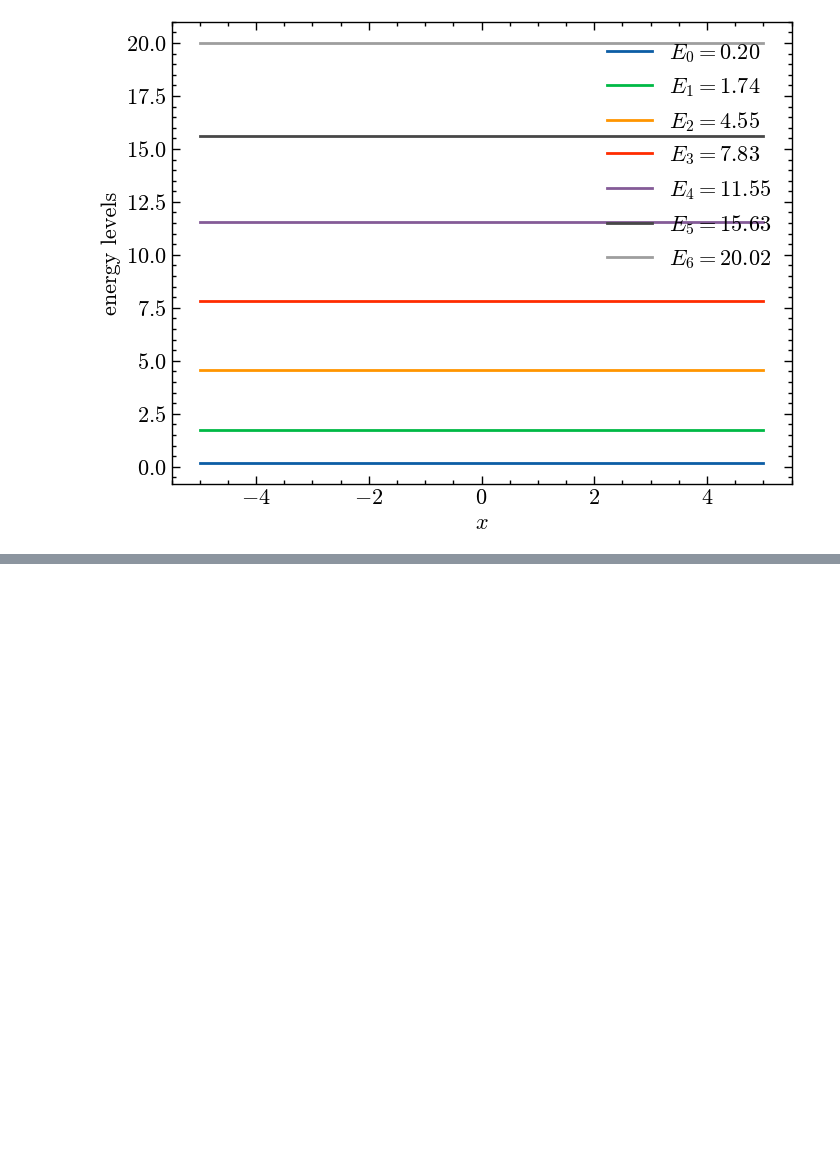
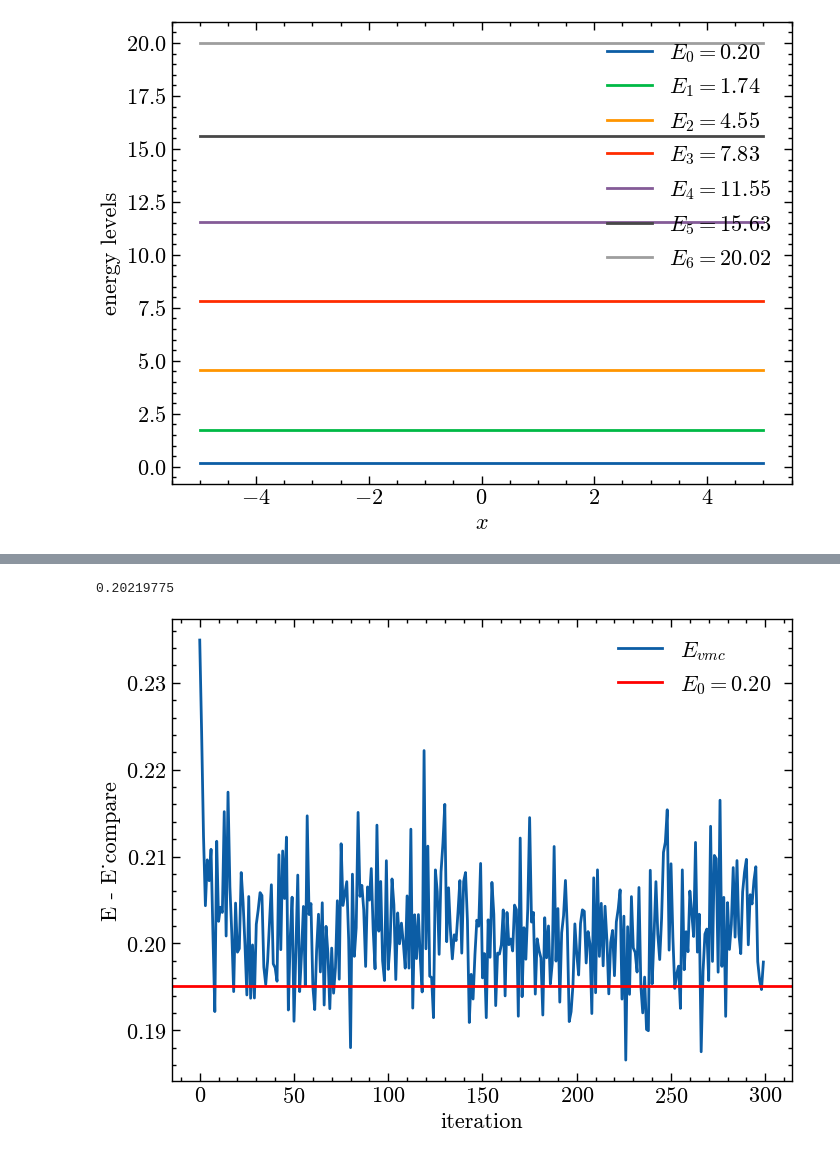
Before and after one commit to BorealisH/1dscheq, a Jupyter notebook: 1dse.ipynb, the cells around one changed output, grey strips where cells are left out. Cells and saved outputs as stored; diff of their text form; code cells hidden in the pictures; blank space fills up the shorter version.

Commit message:
update vmc ground state

```diff
--- a/1dse.ipynb
+++ b/1dse.ipynb
@@ -117,7 +117,7 @@ class Potential:
         self.eigenval, self.eigenvec = self.eigensolve()
 
     def lap(self, N):
-        """generate the second derivation matrix"""
+        """construct the second derivation matrix"""
         dx = self.x[1] - self.x[0]
         return (-2 * jnp.diag(jnp.ones(N, jnp.float32), 0) + jnp.diag(jnp.ones(N - 1, jnp.float32), 1) + jnp.diag(jnp.ones(N - 1, jnp.float32), -1))/(dx**2)   # here we use jnp.diag
 
@@ -277,0 +385,26 @@ arb_schro.plot_energy_levels(7)
+# %%
+def init_electrons_gaussian(key, batch_size: int,  nelec: int, init_width: float=0.5):
+  """Initialises electron positions by sampling from a Gaussian distribution.
+
+  Args:
+    key: JAX PRNG state.
+    batch_size: number of walkers to create.
+    nelec: number of electrons in the system.
+    init_width: scale of initial Gaussian distribution.
+  """
+  ndim = 1
+  init_pos = init_width * jax.random.normal(
+    subkey, shape=(batch_size, )
+  )
+  return init_pos
+
+@jax.jit
+def batch_split(key):
+  """Like jax.random.split, but returns one subkey per batch element.
+
+  Returns:
+    key: jax.PRNGkey, shape (2,)
+    batch_keys: jax.PRNGkeys, shape (batch_size, 2)
+  """
+  key, *batch_keys = jax.random.split(key, num=batch_size+1)
+  return key, jnp.asarray(batch_keys)
@@ -277,0 +457,9 @@ arb_schro.plot_energy_levels(7)
+# %%
+def har_func(params, r):
+    a, b, c, d, e, f = params
+    return jnp.exp( - a * r ** 2 + b * r )*(c + d * r + e * r **2 + f * r ** 3) # trial function
+
+local_energy = make_local_energy(har_func)
+vmap_local_energy = jax.vmap(local_energy, (None, 0))
+total_energy = make_loss(har_func, local_energy)
+loss_and_grad = jax.jit(jax.value_and_grad(total_energy, argnums=0, has_aux=True))
@@ -277,0 +527,10 @@ arb_schro.plot_energy_levels(7)
+# %%
+plt.plot(np.arange(iterations), np.array(losses),label=r'$E_{vmc}$')
+plt.axhline(arb_schro.energy_level(0),label=r'$E_{0}=%.2f$'%(arb_schro.energy_level(0)),c='r')
+plt.xlabel("iteration")
+plt.ylabel("E - E_compare")
+plt.legend()
+print(np.mean(losses[-10:]))
+# %% [output]
+0.20219775
+[figure, added]
```
Also changed, not shown: parts of 13 cells of this notebook.
